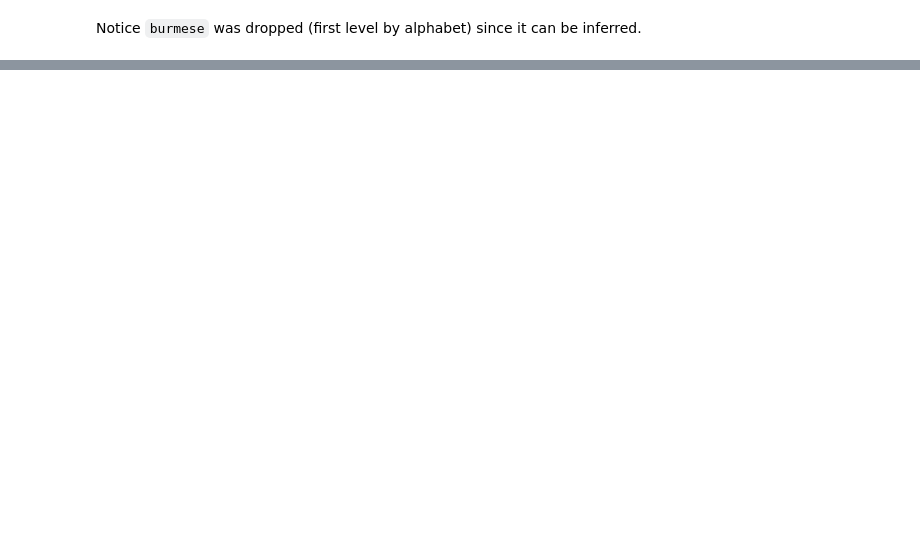
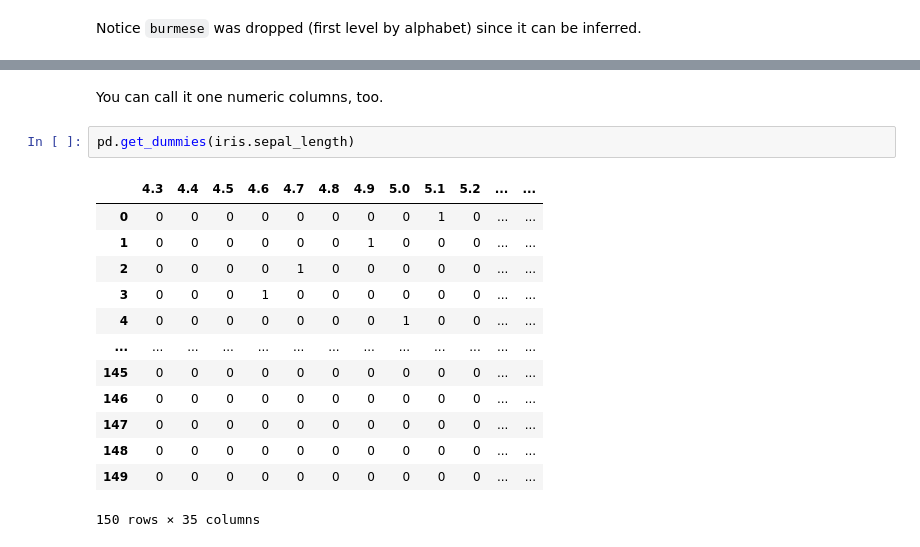
Before and after one commit to ontoligent/DS5100-2023-07-R, a Jupyter notebook: notebooks/M06_Pandas/M06-02-Pandas2.ipynb, the cells around one changed output, grey strips where cells are left out. Drawn from its saved outputs; the diff is of its cells as text; blank space fills up the shorter version.

```diff
--- a/notebooks/M06_Pandas/M06-02-Pandas2.ipynb
+++ b/notebooks/M06_Pandas/M06-02-Pandas2.ipynb
@@ -491,0 +597,18 @@ Notice `burmese` was dropped (first level by alphabet) since it can be inferred.
+# %% [markdown]
+You can call it one numeric columns, too.
+# %%
+pd.get_dummies(iris.sepal_length)
+# %% [output]
+|  | 4.3 | 4.4 | 4.5 | 4.6 | 4.7 | 4.8 | 4.9 | 5.0 | 5.1 | 5.2 | ... | ... |
+| 0 | 0 | 0 | 0 | 0 | 0 | 0 | 0 | 0 | 1 | 0 | ... | ... |
+| 1 | 0 | 0 | 0 | 0 | 0 | 0 | 1 | 0 | 0 | 0 | ... | ... |
+| 2 | 0 | 0 | 0 | 0 | 1 | 0 | 0 | 0 | 0 | 0 | ... | ... |
+| 3 | 0 | 0 | 0 | 1 | 0 | 0 | 0 | 0 | 0 | 0 | ... | ... |
+| 4 | 0 | 0 | 0 | 0 | 0 | 0 | 0 | 1 | 0 | 0 | ... | ... |
+| ... | ... | ... | ... | ... | ... | ... | ... | ... | ... | ... | ... | ... |
+| 145 | 0 | 0 | 0 | 0 | 0 | 0 | 0 | 0 | 0 | 0 | ... | ... |
+| 146 | 0 | 0 | 0 | 0 | 0 | 0 | 0 | 0 | 0 | 0 | ... | ... |
+| 147 | 0 | 0 | 0 | 0 | 0 | 0 | 0 | 0 | 0 | 0 | ... | ... |
+| 148 | 0 | 0 | 0 | 0 | 0 | 0 | 0 | 0 | 0 | 0 | ... | ... |
+| 149 | 0 | 0 | 0 | 0 | 0 | 0 | 0 | 0 | 0 | 0 | ... | ... |
+150 rows × 35 columns
```
Also changed, not shown: parts of 67 cells of this notebook, 6 other files.
